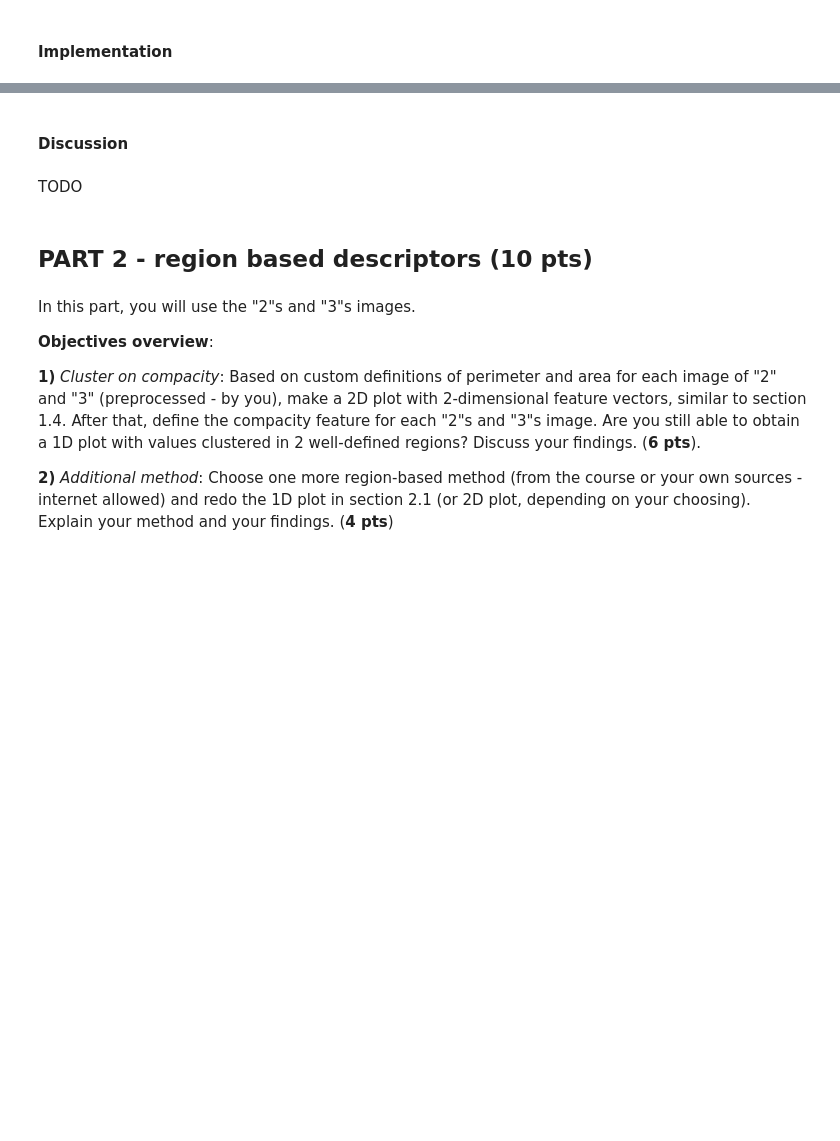
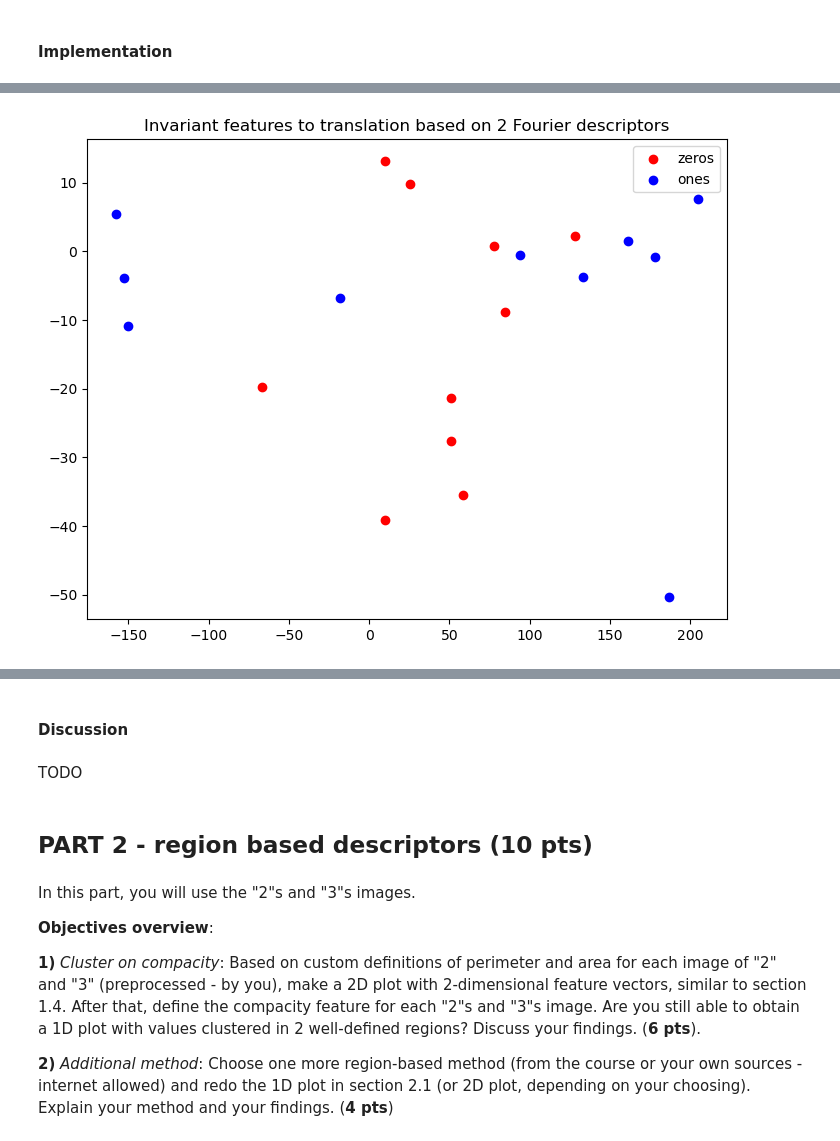
Before and after one commit to lindadelacombaz/iapr-2023, a Jupyter notebook: lab_02_object_description.ipynb, the cells around one changed output, grey strips where cells are left out. Drawn from its saved outputs; the diff is of its cells as text; code cells hidden in the pictures; blank space fills up the shorter version.

```diff
--- a/lab_02_object_description.ipynb
+++ b/lab_02_object_description.ipynb
@@ -600,0 +671,25 @@ transformed_images_ones = []
+# %%
+# Invariance to translation plot:
+zeros_f1 = []
+zeros_f2 = []
+ones_f1 = []
+ones_f2 = []
+for img in translated_images_zeros:
+    descriptors = get_invariant_features(img, inv_to_translation=True)
+    # Store the first and second Fourier descriptors (positive frequencies) for each image in the corresponding list:
+    zeros_f1.append(descriptors[1].real)
+    zeros_f2.append(descriptors[2].real)
+for img in translated_images_ones:
+    descriptors = get_invariant_features(img, inv_to_translation=True)
+    ones_f1.append(descriptors[1].real)
+    ones_f2.append(descriptors[2].real)
+# Plot features for all images
+fig = plt.figure()
+ax = fig.add_axes([0,0,1,1])
+ax.scatter(zeros_f1, zeros_f2, color='r', label='zeros')
+ax.scatter(ones_f1, ones_f2, color='b', label='ones')
+ax.legend(loc='best')
+plt.title("Invariant features to translation based on 2 Fourier descriptors")
+plt.show()
+# %% [output]
+[figure, added]
```
Also changed, not shown: parts of 37 cells of this notebook.
